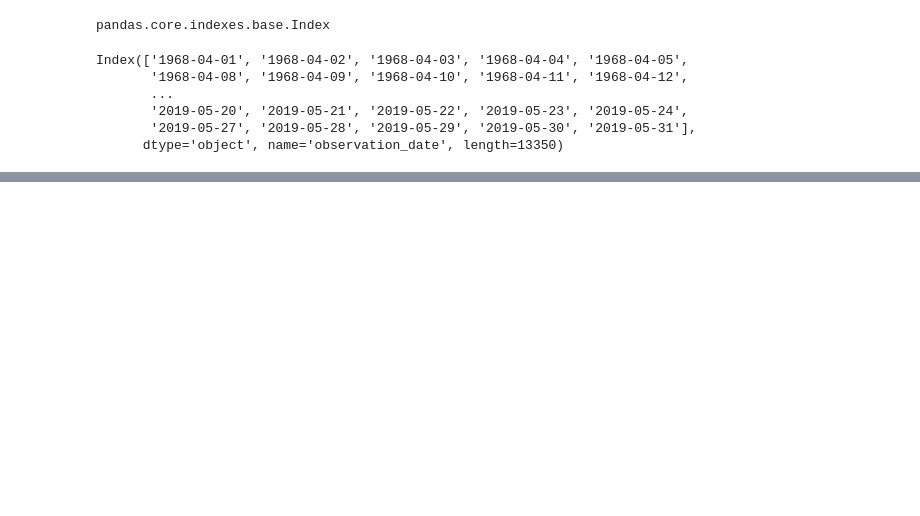
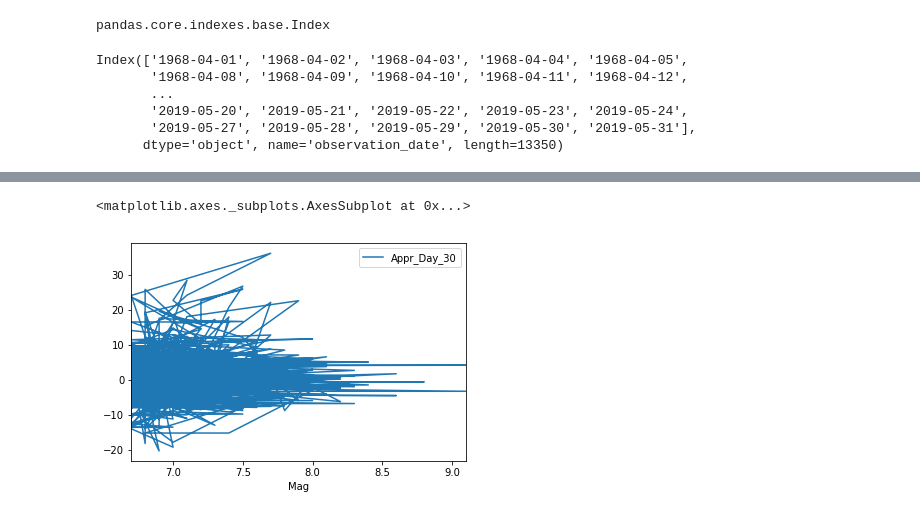
Before and after one commit to labs13-quake-viewer/ds-notebooks, a Jupyter notebook: Lambda_Labs_Gold_Analysis.ipynb, the cells around one changed output, grey strips where cells are left out. Drawn from its saved outputs; the diff is of its cells as text; code cells hidden in the pictures; blank space fills up the shorter version.

```diff
--- a/Lambda_Labs_Gold_Analysis.ipynb
+++ b/Lambda_Labs_Gold_Analysis.ipynb
@@ -293,0 +284,4 @@ gold.tail(30)
+# %%
+df_quake_gold["Appr_Day_7"] = 100 * (df_quake_gold["Price_Day_7"] - df_quake_gold["Price_Day_0"]) / df_quake_gold["Price_Day_0"]
+df_quake_gold["Appr_Day_14"] = 100 * (df_quake_gold["Price_Day_14"] - df_quake_gold["Price_Day_0"]) / df_quake_gold["Price_Day_0"]
+df_quake_gold["Appr_Day_30"] = 100 * (df_quake_gold["Price_Day_30"] - df_quake_gold["Price_Day_0"]) / df_quake_gold["Price_Day_0"]
@@ -293,0 +300,5 @@ gold.tail(30)
+# %%
+df_quake_gold.plot(x="Mag", y="Appr_Day_30")
+# %% [output]
+<matplotlib.axes._subplots.AxesSubplot at 0x...>
+[figure, added]
```
Also changed, not shown: parts of 25 cells of this notebook.
